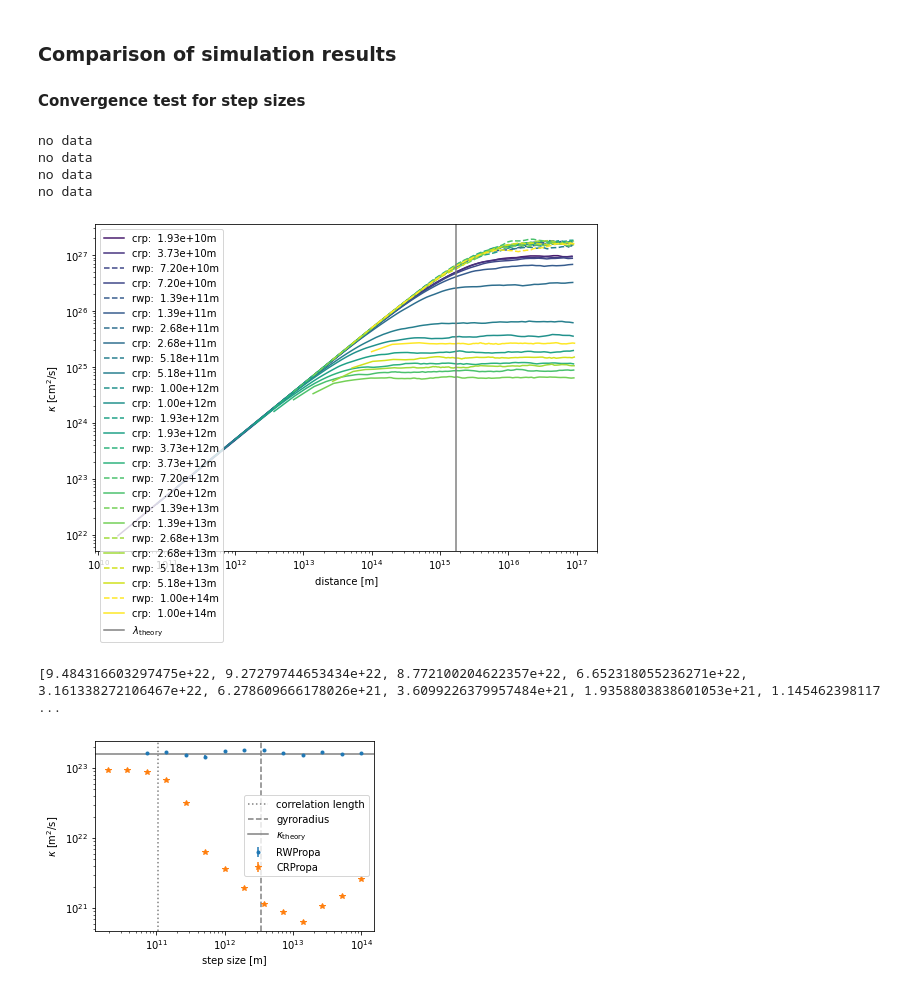
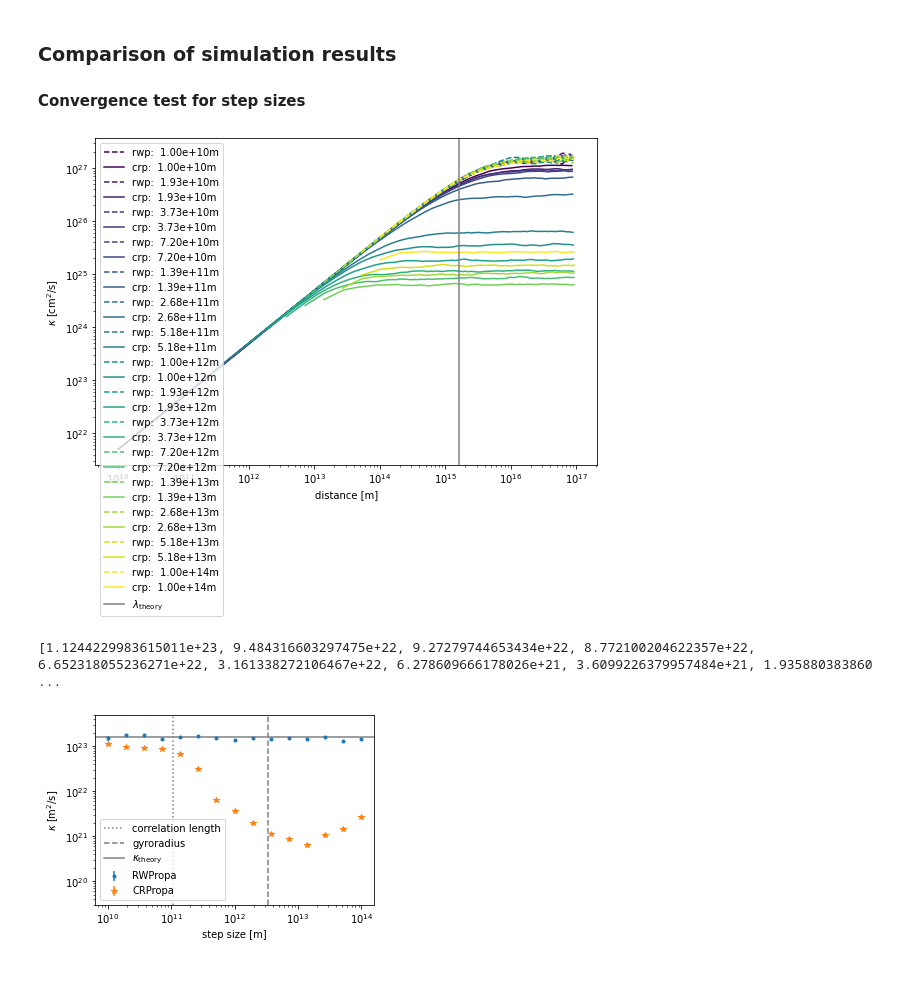
Before and after one commit to reichherzerp/PropPy, a Jupyter notebook: comparison/Comparison in compact astrophysical sources.ipynb, the cells around one changed output. Saved outputs shown, nothing was run; the diff lists cells and outputs as text; code cells hidden in the pictures.

```diff
--- a/comparison/Comparison in compact astrophysical sources.ipynb
+++ b/comparison/Comparison in compact astrophysical sources.ipynb
@@ -70,7 +70,7 @@ step_sizes = np.logspace(10, 14, 15)
 sim = rw.IsotropicSimulation(nr_particles = 10**2, energy = energy, step_size = 10**14, nr_steps = 10, diffusion_coefficient_para = kappa_theory, nr_obs_steps = 1)
 df_sim_data = pd.DataFrame(columns=('step_size', 'time', 'kappa', 'kappa_err'))
 
-for i, step_size in enumerate(step_sizes[::-1][:10]):
+for i, step_size in enumerate(step_sizes[::-1]):
     print('______________________________________________________________')
     nr_steps = int(traj_max/step_size)
     sim = rw.IsotropicSimulation(nr_particles = 10**2, energy = energy, step_size = step_size, nr_steps = nr_steps, diffusion_coefficient_para = kappa_theory, nr_obs_steps = 100)
@@ -143,40 +143,37 @@ for i, step_size in enumerate(step_sizes):
         steps_crp.append(step_size)
         ax1.plot(crp_l[:n_max], np.array(crp_kappa[:n_max])*10**4, color=color, ls='-', label=str("crp:  {:.2e}".format(step_size))+'m')
     except:
         print('no data')
 
 plt.axvline(x=lambda_theory, color='grey', linestyle='-', label='$\lambda_\mathrm{theory}$')
 ax1.set_xlabel('distance [m]')
 ax1.loglog()
 ax1.set_ylabel('$\kappa$ [cm$^2$/s]')
 #plt.ylim([8e26, 10e26])
 plt.legend()
 plt.show()
 
 fig, ax1 = plt.subplots(figsize=(5,3.5))
 #plt.scatter(steps_rwp, kappas_rwp, c='k', label='rwp')
 #plt.scatter(steps_crp, kappas_crp, c='r', label='crp')
 plt.errorbar(steps_rwp, kappas_rwp, kappas_rwp_err, fmt='.', label = 'RWPropa')
 plt.errorbar(steps_crp, kappas_crp, kappas_crp_err, fmt='*', label = 'CRPropa')
 
 print(kappas_crp)
 
 plt.axvline(x=l_c, label='correlation length', color='grey', ls=':')
 plt.axvline(x=r_g, label='gyroradius', color='grey', ls='--')
 plt.axhline(y=kappa_theory, color='grey', linestyle='-', label='$\kappa_\mathrm{theory}$')
 plt.xlabel('step size [m]')
 plt.ylabel('$\kappa$ [m$^2$/s]')
+plt.ylim([3e19,5e23])
 ax1.loglog()
 plt.legend()
 plt.show()
 # %% [output]
+[figure, new version]
-no data
-no data
-no data
-no data
+[1.1244229983615011e+23, 9.484316603297475e+22, 9.27279744653434e+22, 8.772100204622357e+22, 6.652318055236271e+22, 3.161338272106467e+22, 6.278609666178026e+21, 3.6099226379957484e+21, 1.935880383860 ...
-[figure, old version]
-[9.484316603297475e+22, 9.27279744653434e+22, 8.772100204622357e+22, 6.652318055236271e+22, 3.161338272106467e+22, 6.278609666178026e+21, 3.6099226379957484e+21, 1.9358803838601053e+21, 1.145462398117 ...
-[figure, old version]
+[figure, new version]
 # %%
 df_rwp_results = pd.read_pickle('comparison/data/rwp_sim_data.pkl')
 df_crp_results = pd.read_pickle('comparison/data/crp_sim_data.pkl')
```
Also changed, not shown: parts of 9 cells of this notebook.
